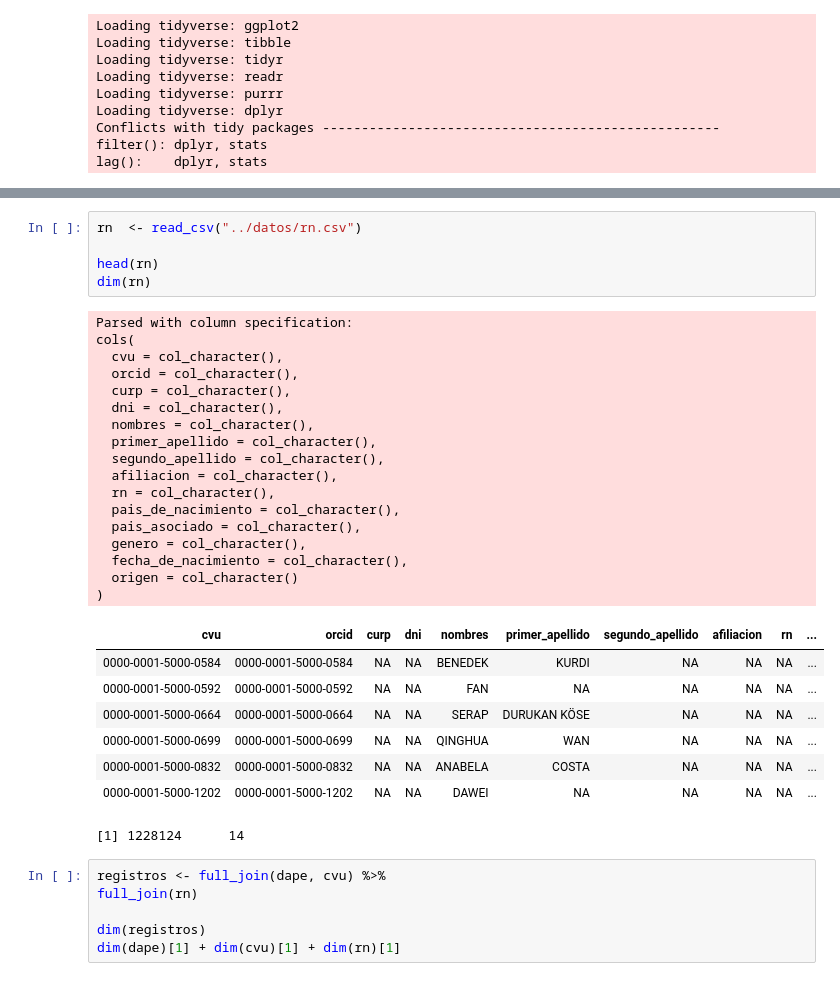
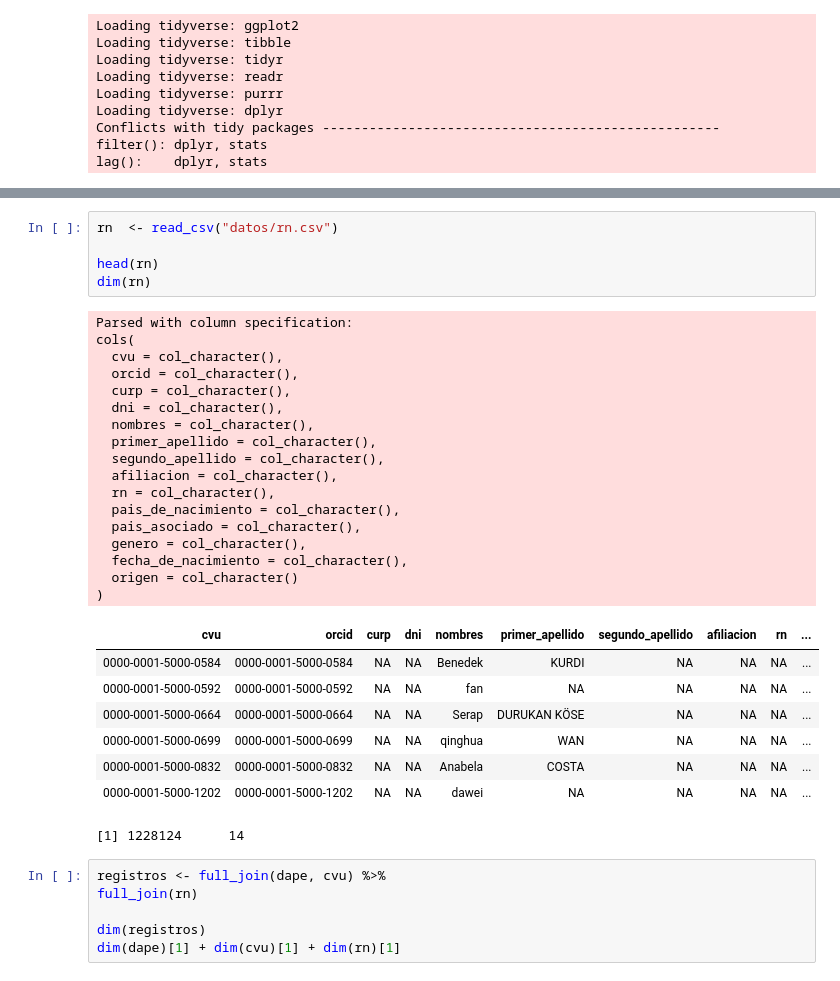
Before and after one commit to jarobyte/controlDeAutoridades, a Jupyter notebook: import/uniformizacion.ipynb, the cells around one changed output, grey strips where cells are left out. Saved outputs shown, nothing was run; the diff lists cells and outputs as text.

```diff
--- a/import/uniformizacion.ipynb
+++ b/import/uniformizacion.ipynb
@@ -73,35 +73,35 @@ cols(
 | ITZEL NANDHY | MORENO | CARRILLO | MOCI851228MDFRRT05 | NA | Femenino | MEX | NA | NA | ... |
 [1] 284177     14
 # %%
-rn  <- read_csv("../datos/rn.csv")
+rn  <- read_csv("datos/rn.csv")
 
 head(rn)
 dim(rn)
 # %% [output]
 Parsed with column specification:
 cols(
   cvu = col_character(),
   orcid = col_character(),
   curp = col_character(),
   dni = col_character(),
   nombres = col_character(),
   primer_apellido = col_character(),
   segundo_apellido = col_character(),
   afiliacion = col_character(),
   rn = col_character(),
   pais_de_nacimiento = col_character(),
   pais_asociado = col_character(),
   genero = col_character(),
   fecha_de_nacimiento = col_character(),
   origen = col_character()
 )
 | cvu | orcid | curp | dni | nombres | primer_apellido | segundo_apellido | afiliacion | rn | ... |
-| 0000-0001-5000-0584 | 0000-0001-5000-0584 | NA | NA | BENEDEK | KURDI | NA | NA | NA | ... |
-| 0000-0001-5000-0592 | 0000-0001-5000-0592 | NA | NA | FAN | NA | NA | NA | NA | ... |
-| 0000-0001-5000-0664 | 0000-0001-5000-0664 | NA | NA | SERAP | DURUKAN KÖSE | NA | NA | NA | ... |
-| 0000-0001-5000-0699 | 0000-0001-5000-0699 | NA | NA | QINGHUA | WAN | NA | NA | NA | ... |
-| 0000-0001-5000-0832 | 0000-0001-5000-0832 | NA | NA | ANABELA | COSTA | NA | NA | NA | ... |
-| 0000-0001-5000-1202 | 0000-0001-5000-1202 | NA | NA | DAWEI | NA | NA | NA | NA | ... |
+| 0000-0001-5000-0584 | 0000-0001-5000-0584 | NA | NA | Benedek | KURDI | NA | NA | NA | ... |
+| 0000-0001-5000-0592 | 0000-0001-5000-0592 | NA | NA | fan | NA | NA | NA | NA | ... |
+| 0000-0001-5000-0664 | 0000-0001-5000-0664 | NA | NA | Serap | DURUKAN KÖSE | NA | NA | NA | ... |
+| 0000-0001-5000-0699 | 0000-0001-5000-0699 | NA | NA | qinghua | WAN | NA | NA | NA | ... |
+| 0000-0001-5000-0832 | 0000-0001-5000-0832 | NA | NA | Anabela | COSTA | NA | NA | NA | ... |
+| 0000-0001-5000-1202 | 0000-0001-5000-1202 | NA | NA | dawei | NA | NA | NA | NA | ... |
 [1] 1228124      14
 # %%
 registros <- full_join(dape, cvu) %>%
```
Also changed, not shown: parts of 3 cells of this notebook, 2 other files.
